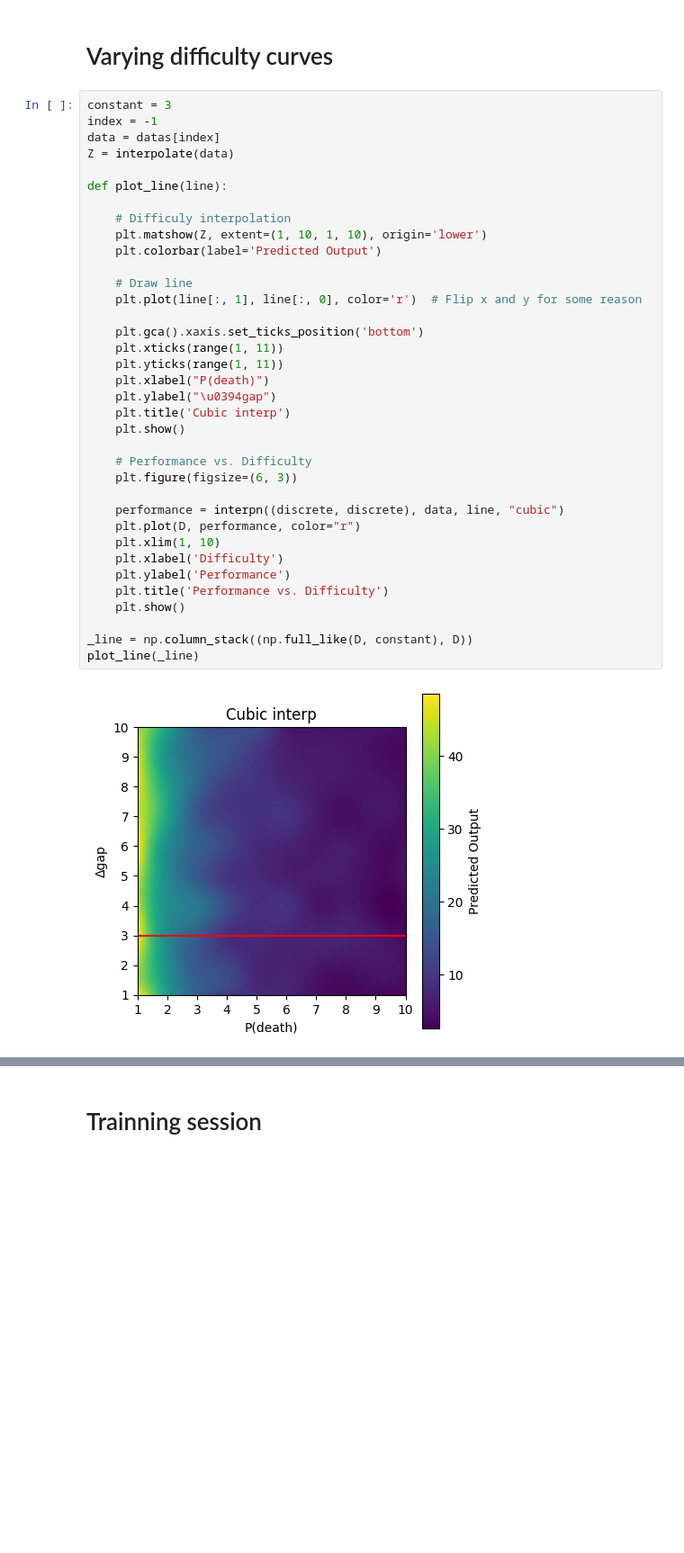
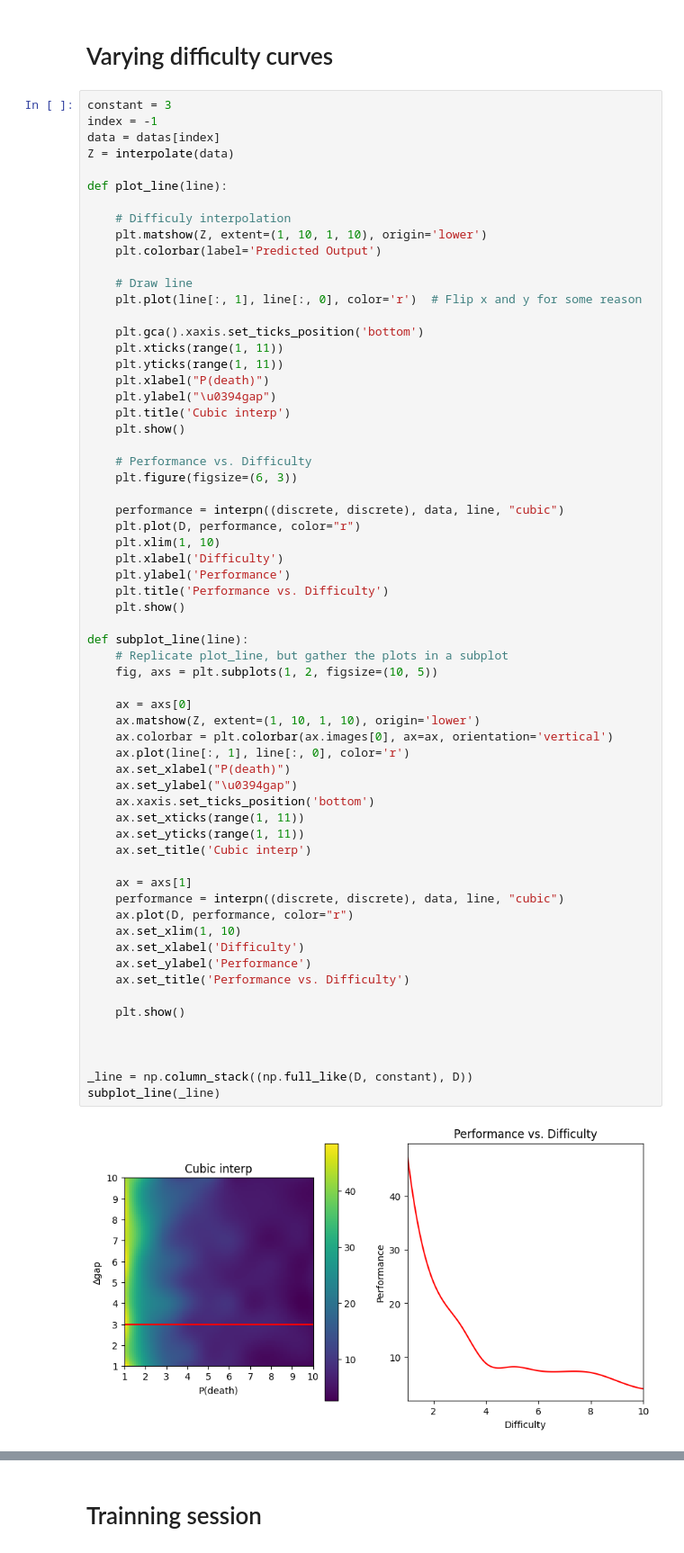
Before and after one commit to JasonMerit/Bachelors_DDA, a Jupyter notebook: interpolate_scipy.ipynb, the cells around one changed output, grey strips where cells are left out. Shown at 90% size. Saved outputs shown, nothing was run; the diff lists cells and outputs as text; blank space fills up the shorter version.

Commit message:
wiggling for optimal curve

```diff
--- a/interpolate_scipy.ipynb
+++ b/interpolate_scipy.ipynb
@@ -384,32 +384,59 @@ Z = interpolate(data)
 def plot_line(line):
 
     # Difficuly interpolation
     plt.matshow(Z, extent=(1, 10, 1, 10), origin='lower')
     plt.colorbar(label='Predicted Output')
 
     # Draw line
     plt.plot(line[:, 1], line[:, 0], color='r')  # Flip x and y for some reason
 
     plt.gca().xaxis.set_ticks_position('bottom')
     plt.xticks(range(1, 11))
     plt.yticks(range(1, 11))
     plt.xlabel("P(death)")
     plt.ylabel("\u0394gap")
     plt.title('Cubic interp')
     plt.show()
 
     # Performance vs. Difficulty
     plt.figure(figsize=(6, 3))
 
     performance = interpn((discrete, discrete), data, line, "cubic")
     plt.plot(D, performance, color="r")
     plt.xlim(1, 10)
     plt.xlabel('Difficulty')
     plt.ylabel('Performance')
     plt.title('Performance vs. Difficulty')
     plt.show()
 
+def subplot_line(line):
+    # Replicate plot_line, but gather the plots in a subplot
+    fig, axs = plt.subplots(1, 2, figsize=(10, 5))
+
+    ax = axs[0]
+    ax.matshow(Z, extent=(1, 10, 1, 10), origin='lower')
+    ax.colorbar = plt.colorbar(ax.images[0], ax=ax, orientation='vertical')
+    ax.plot(line[:, 1], line[:, 0], color='r')
+    ax.set_xlabel("P(death)")
+    ax.set_ylabel("\u0394gap")
+    ax.xaxis.set_ticks_position('bottom')
+    ax.set_xticks(range(1, 11))
+    ax.set_yticks(range(1, 11))
+    ax.set_title('Cubic interp')
+
+    ax = axs[1]
+    performance = interpn((discrete, discrete), data, line, "cubic")
+    ax.plot(D, performance, color="r")
+    ax.set_xlim(1, 10)
+    ax.set_xlabel('Difficulty')
+    ax.set_ylabel('Performance')
+    ax.set_title('Performance vs. Difficulty')
+
+    plt.show()
+
+
+
 _line = np.column_stack((np.full_like(D, constant), D))
-plot_line(_line)
+subplot_line(_line)
 # %% [output]
-[figure, old version]
+[figure, new version]
```
Also changed, not shown: parts of 14 cells of this notebook, 2 other files.
